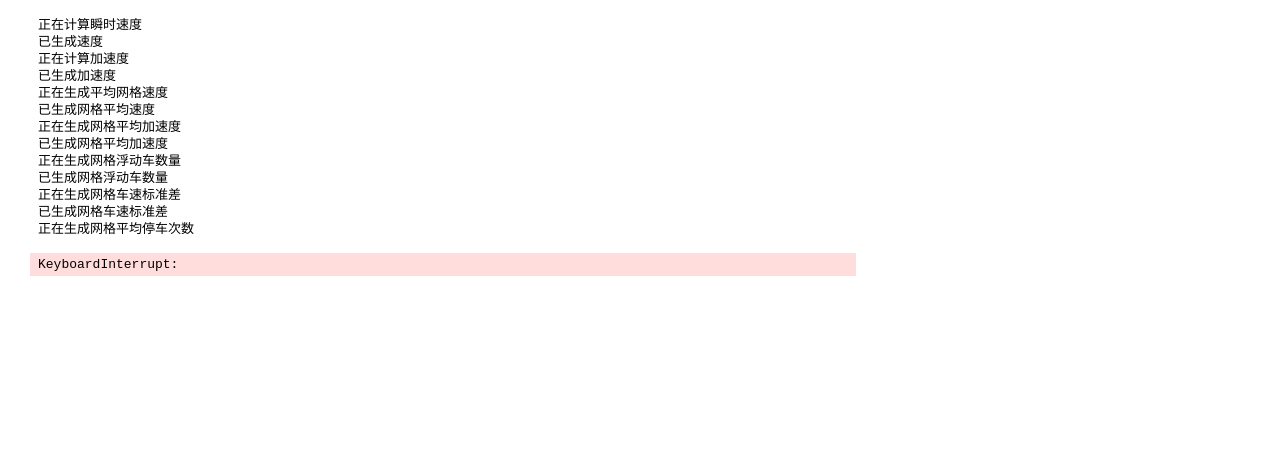
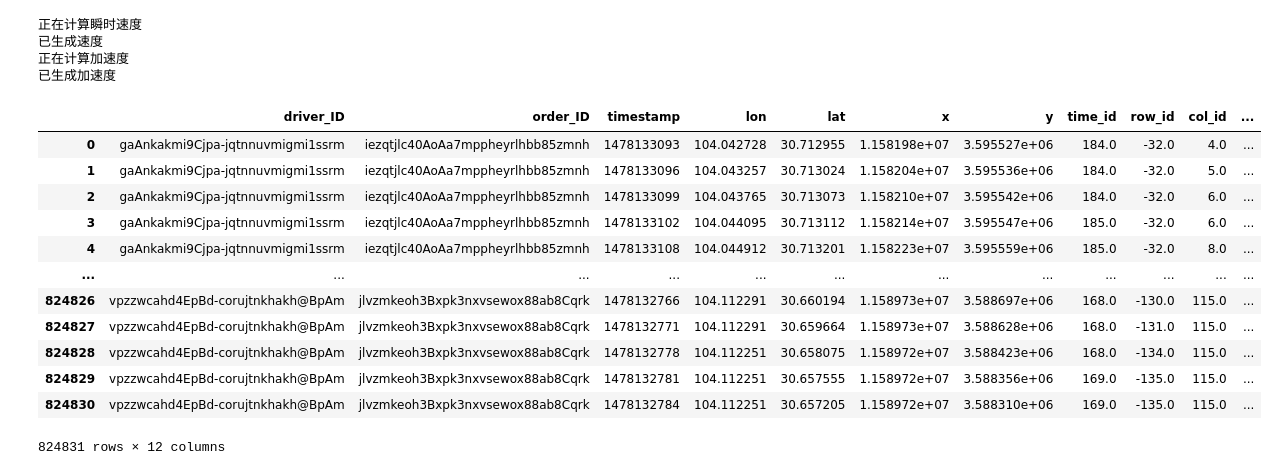
Before and after one commit to ulyssesliu/PRP_2021, a Jupyter notebook: PRP 测试代码/Kepler可视化/data_analysis.ipynb, the cells around one changed output. Saved outputs shown, nothing was run; the diff lists cells and outputs as text; code cells hidden in the pictures; blank space fills up the shorter version.

```diff
--- a/PRP 测试代码/Kepler可视化/data_analysis.ipynb
+++ b/PRP 测试代码/Kepler可视化/data_analysis.ipynb
@@ -65,5 +65,4 @@ df
 # %%
-
 
 # 下面开始时空特征提取
 
@@ -101,68 +100,24 @@ df = df.drop(columns = ['speed1', 'timestamp1', 'identi'])
 print('已生成加速度')
 
 df = df.reset_index(drop = True)
-
-# 下面计算集体/网格平均特征
-
-# 1. 网格平均速度：先求每辆车在网格中的平均速度，然后求网格中所有个体平均速度的军制
-# 基于时空网格和估计id分组
-print('正在生成平均网格速度')
-orderGrouped = df.groupby(['lon', 'lat' ,'row_id', 'col_id', 'time_id', 'order_ID'])
-# 网格在每个时刻（时间窗）的平均速度
-grouped_speed = orderGrouped.speed.mean().reset_index()
-grouped_speed = grouped_speed.groupby(['lon', 'lat' ,'row_id', 'col_id', 'time_id'])
-grid_speed = grouped_speed.speed.mean()
-# 去除异常值
-grid_speed = grid_speed.clip(grid_speed.quantile(0.05), grid_speed.quantile(0.95))
-print('已生成网格平均速度')
-
-# 2. 网格平均加速度
-print('正在生成网格平均加速度')
-gridGrouped = df.groupby(['lon', 'lat' ,'row_id', 'col_id', 'time_id'])
-grid_acc = gridGrouped.acc.mean()
-print('已生成网格平均加速度')
-
-# 3.网格浮动车流量
-print('正在生成网格浮动车数量')
-grouped_volume = orderGrouped.speed.last().reset_index() #每个时空网格中的每个order只保留一辆（用last（）来取）
-grouped_volume = grouped_volume.groupby(['lon', 'lat' ,'row_id', 'col_id', 'time_id'])
-grid_volume = grouped_volume['speed'].size()
-grid_volume = grid_volume.clip(grid_volume.quantile(0.05), grid_volume.quantile(0.95))
-print('已生成网格浮动车数量')
-
-# 4.网格车速标准差
-print('正在生成网格车速标准差')
-grid_v_std = gridGrouped.speed.std(ddof=0)
-# 去除异常值
-grid_v_std = grid_v_std.clip(grid_v_std.quantile(0.05), grid_v_std.quantile(0.95))
-print('已生成网格车速标准差')
-
-# 5.网格平均停车次数
-print('正在生成网格平均停车次数')
-stopNum = gridGrouped.speed.agg(lambda x: (x==0).sum())
-grid_stop = pd.concat((stopNum, grid_volume), axis = 1)
-grid_stop['stopNum'] = stopNum.values/ grid_volume.values
-grid_stop = grid_stop['stopNum']
-grid_stop = grid_stop.clip(0, grid_stop.quantile(0.95))
-print('已生成网格平均停车次数')
-
-feature = pd.concat([grid_speed, grid_acc, grid_volume, grid_v_std, grid_stop], axis = 1).reset_index()
-feature.columns = ['lon', 'lat' ,'row_id','col_id', 'time_id', 'aveSpeed', 'gridAcc', 'volume', 'speedStd', 'stopNum']
-print('已整理网格特征')
-feature.sort_values(['stopNum']).reset_index(drop=True)
-feature['date'] = DATE
 # %% [output]
 正在计算瞬时速度
 已生成速度
 正在计算加速度
 已生成加速度
-正在生成平均网格速度
-已生成网格平均速度
-正在生成网格平均加速度
-已生成网格平均加速度
-正在生成网格浮动车数量
-已生成网格浮动车数量
-正在生成网格车速标准差
-已生成网格车速标准差
-正在生成网格平均停车次数
-KeyboardInterrupt:
+# %%
+df
+# %% [output]
+|  | driver_ID | order_ID | timestamp | lon | lat | x | y | time_id | row_id | col_id | ... |
+| 0 | gaAnkakmi9Cjpa-jqtnnuvmigmi1ssrm | iezqtjlc40AoAa7mppheyrlhbb85zmnh | 1478133093 | 104.042728 | 30.712955 | 1.158198e+07 | 3.595527e+06 | 184.0 | -32.0 | 4.0 | ... |
+| 1 | gaAnkakmi9Cjpa-jqtnnuvmigmi1ssrm | iezqtjlc40AoAa7mppheyrlhbb85zmnh | 1478133096 | 104.043257 | 30.713024 | 1.158204e+07 | 3.595536e+06 | 184.0 | -32.0 | 5.0 | ... |
+| 2 | gaAnkakmi9Cjpa-jqtnnuvmigmi1ssrm | iezqtjlc40AoAa7mppheyrlhbb85zmnh | 1478133099 | 104.043765 | 30.713073 | 1.158210e+07 | 3.595542e+06 | 184.0 | -32.0 | 6.0 | ... |
+| 3 | gaAnkakmi9Cjpa-jqtnnuvmigmi1ssrm | iezqtjlc40AoAa7mppheyrlhbb85zmnh | 1478133102 | 104.044095 | 30.713112 | 1.158214e+07 | 3.595547e+06 | 185.0 | -32.0 | 6.0 | ... |
+| 4 | gaAnkakmi9Cjpa-jqtnnuvmigmi1ssrm | iezqtjlc40AoAa7mppheyrlhbb85zmnh | 1478133108 | 104.044912 | 30.713201 | 1.158223e+07 | 3.595559e+06 | 185.0 | -32.0 | 8.0 | ... |
+| ... | ... | ... | ... | ... | ... | ... | ... | ... | ... | ... | ... |
+| 824826 | vpzzwcahd4EpBd-corujtnkhakh@BpAm | jlvzmkeoh3Bxpk3nxvsewox88ab8Cqrk | 1478132766 | 104.112291 | 30.660194 | 1.158973e+07 | 3.588697e+06 | 168.0 | -130.0 | 115.0 | ... |
+| 824827 | vpzzwcahd4EpBd-corujtnkhakh@BpAm | jlvzmkeoh3Bxpk3nxvsewox88ab8Cqrk | 1478132771 | 104.112291 | 30.659664 | 1.158973e+07 | 3.588628e+06 | 168.0 | -131.0 | 115.0 | ... |
+| 824828 | vpzzwcahd4EpBd-corujtnkhakh@BpAm | jlvzmkeoh3Bxpk3nxvsewox88ab8Cqrk | 1478132778 | 104.112251 | 30.658075 | 1.158972e+07 | 3.588423e+06 | 168.0 | -134.0 | 115.0 | ... |
+| 824829 | vpzzwcahd4EpBd-corujtnkhakh@BpAm | jlvzmkeoh3Bxpk3nxvsewox88ab8Cqrk | 1478132781 | 104.112251 | 30.657555 | 1.158972e+07 | 3.588356e+06 | 169.0 | -135.0 | 115.0 | ... |
+| 824830 | vpzzwcahd4EpBd-corujtnkhakh@BpAm | jlvzmkeoh3Bxpk3nxvsewox88ab8Cqrk | 1478132784 | 104.112251 | 30.657205 | 1.158972e+07 | 3.588310e+06 | 169.0 | -135.0 | 115.0 | ... |
+824831 rows × 12 columns
```
Also changed, not shown: parts of 16 cells of this notebook, 1 other file.
